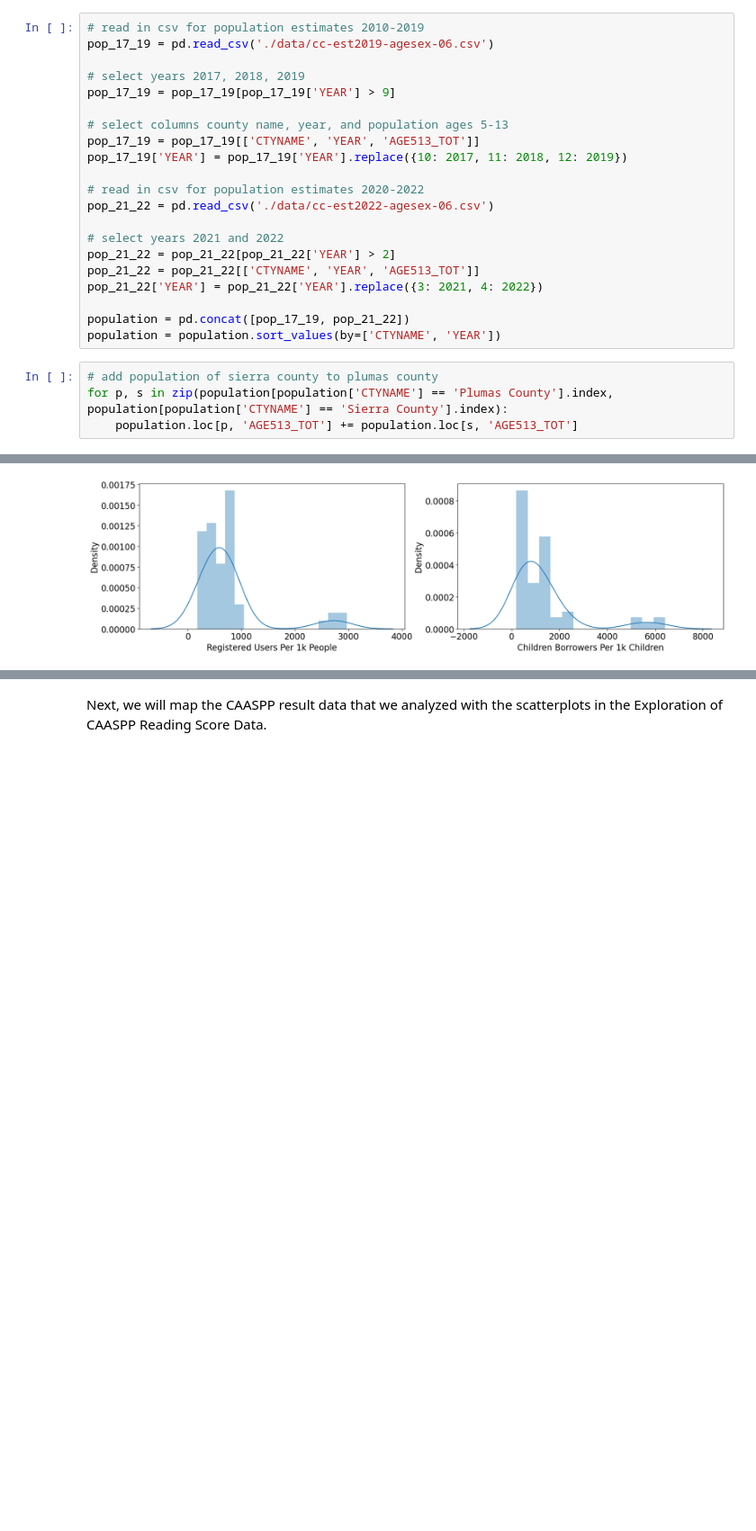
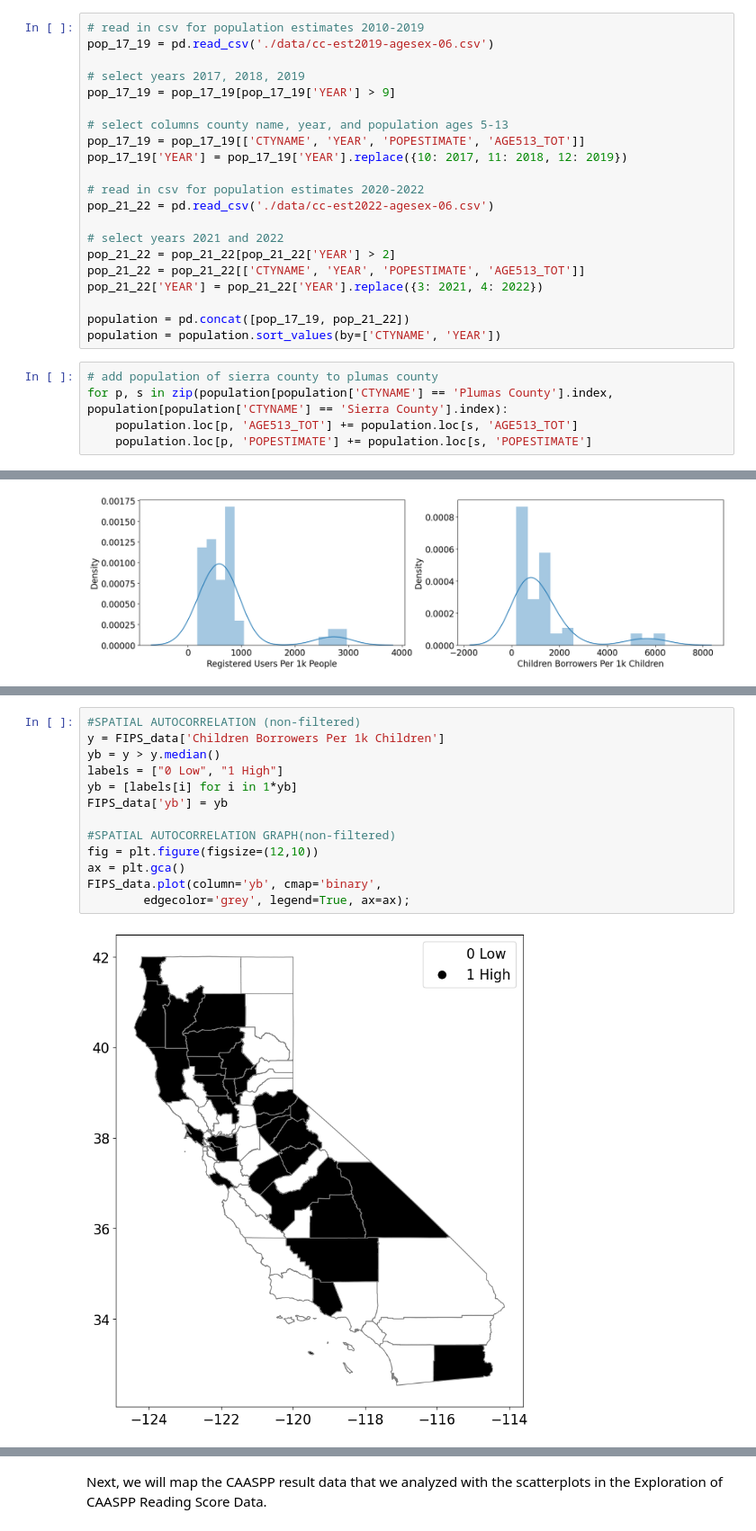
Before and after one commit to KaitlynChou/COGS-108-Project, a Jupyter notebook: EDACheckpoint_Group057_WI24.ipynb, the cells around one changed output, grey strips where cells are left out. Shown at 90% size. Saved outputs shown, nothing was run; the diff lists cells and outputs as text; blank space fills up the shorter version.

Commit message:
Choropleth map (figured out how to add prop column)

```diff
--- a/EDACheckpoint_Group057_WI24.ipynb
+++ b/EDACheckpoint_Group057_WI24.ipynb
@@ -387,7 +387,7 @@ pop_17_19 = pd.read_csv('./data/cc-est2019-agesex-06.csv')
 pop_17_19 = pop_17_19[pop_17_19['YEAR'] > 9]
 
 # select columns county name, year, and population ages 5-13
-pop_17_19 = pop_17_19[['CTYNAME', 'YEAR', 'AGE513_TOT']]
+pop_17_19 = pop_17_19[['CTYNAME', 'YEAR', 'POPESTIMATE', 'AGE513_TOT']]
 pop_17_19['YEAR'] = pop_17_19['YEAR'].replace({10: 2017, 11: 2018, 12: 2019})
 
 # read in csv for population estimates 2020-2022
@@ -395,7 +395,7 @@ pop_21_22 = pd.read_csv('./data/cc-est2022-agesex-06.csv')
 
 # select years 2021 and 2022
 pop_21_22 = pop_21_22[pop_21_22['YEAR'] > 2]
-pop_21_22 = pop_21_22[['CTYNAME', 'YEAR', 'AGE513_TOT']]
+pop_21_22 = pop_21_22[['CTYNAME', 'YEAR', 'POPESTIMATE', 'AGE513_TOT']]
 pop_21_22['YEAR'] = pop_21_22['YEAR'].replace({3: 2021, 4: 2022})
 
 population = pd.concat([pop_17_19, pop_21_22])
@@ -404,5 +404,6 @@ population = population.sort_values(by=['CTYNAME', 'YEAR'])
 # add population of sierra county to plumas county
 for p, s in zip(population[population['CTYNAME'] == 'Plumas County'].index, population[population['CTYNAME'] == 'Sierra County'].index):
     population.loc[p, 'AGE513_TOT'] += population.loc[s, 'AGE513_TOT']
+    population.loc[p, 'POPESTIMATE'] += population.loc[s, 'POPESTIMATE']
 # %%
 population = population.drop(population[population['CTYNAME'] == 'Sierra County'].index)
@@ -722,0 +744,15 @@ We notice that the counties with the highest Children Borrowers per 1K children
+# %%
+#SPATIAL AUTOCORRELATION (non-filtered)
+y = FIPS_data['Children Borrowers Per 1k Children']
+yb = y > y.median()
+labels = ["0 Low", "1 High"]
+yb = [labels[i] for i in 1*yb]
+FIPS_data['yb'] = yb
+
+#SPATIAL AUTOCORRELATION GRAPH(non-filtered)
+fig = plt.figure(figsize=(12,10))
+ax = plt.gca()
+FIPS_data.plot(column='yb', cmap='binary',
+        edgecolor='grey', legend=True, ax=ax);
+# %% [output]
+[figure, added]
```
Also changed, not shown: parts of 11 cells of this notebook.
